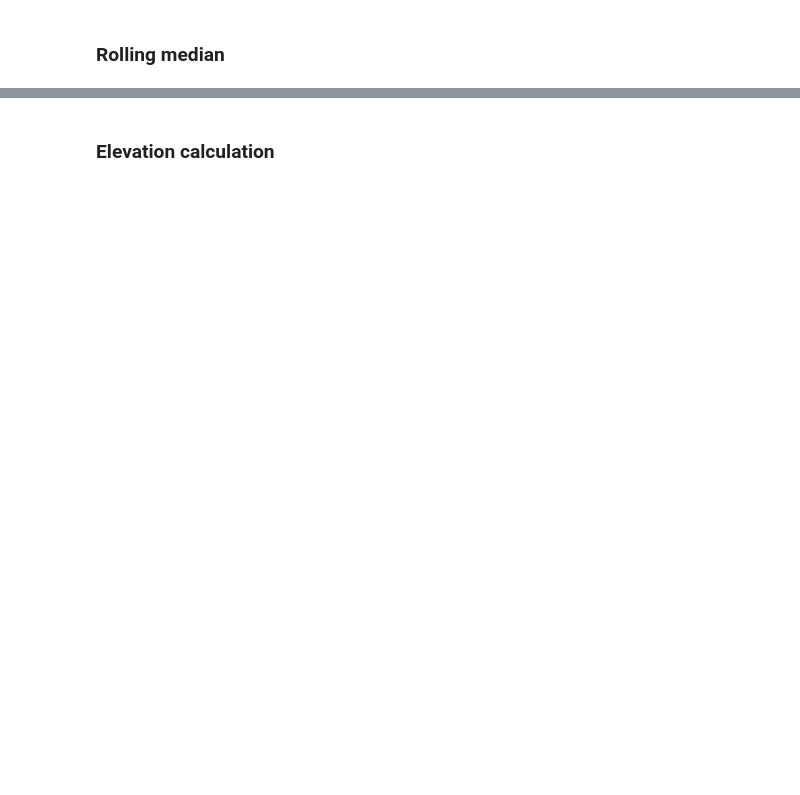
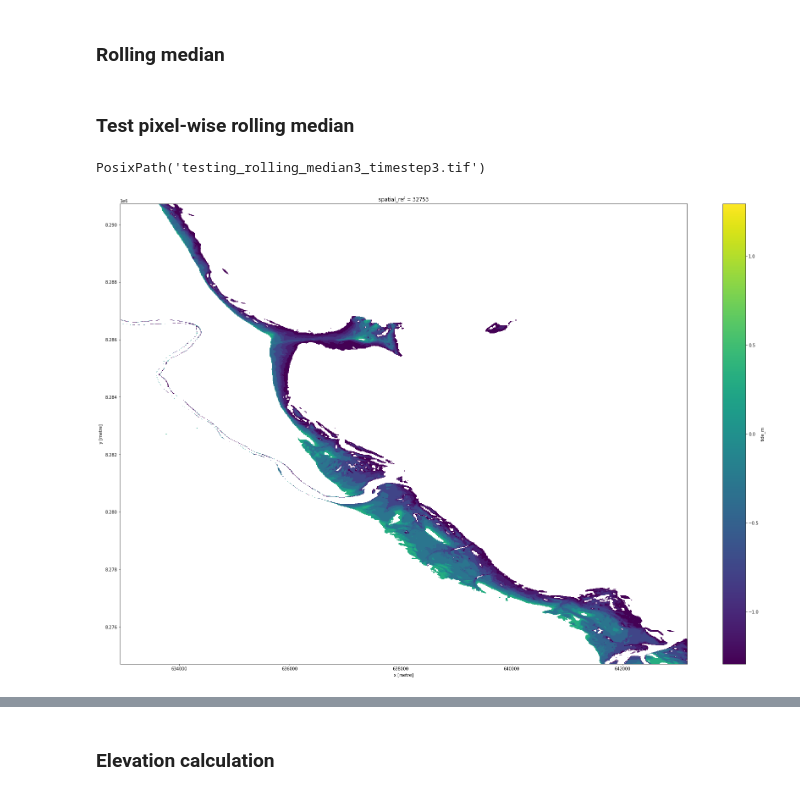
Before and after one commit to GeoscienceAustralia/dea-intertidal, a Jupyter notebook: notebooks/Virtual_product_pixel.ipynb, the cells around one changed output, grey strips where cells are left out. Cells and saved outputs as stored; diff of their text form; code cells hidden in the pictures; blank space fills up the shorter version.

Commit message:
Try new fully pixel-based rolling method

```diff
--- a/notebooks/Virtual_product_pixel.ipynb
+++ b/notebooks/Virtual_product_pixel.ipynb
@@ -276,0 +263,43 @@ s2_stdev_mean = s2_stdev.mean(dim='tide_n')
+# %% [markdown]
+### Test pixel-wise rolling median
+# %%
+intervals = 100
+max_tide = ds.tide_m.max(dim='tide_n')
+min_tide = ds.tide_m.min(dim='tide_n')
+range_tide = max_tide - min_tide
+interval_tide = range_tide / intervals
+interval_window = range_tide / 10
+# %%
+import multiprocessing
+
+def rolling_tide_window(i, ds=ds, interval_tide=interval_tide, interval_window=interval_window):
+
+    # Set min and max thresholds to filter dataset
+    thresh_min = (min_tide + (i * interval_tide)) - interval_window
+    thresh_max = (min_tide + (i * interval_tide)) + interval_window
+
+    # Filter dataset and apply median
+    ds_median = ds.where((ds.tide_m >= thresh_min) & (ds.tide_m <= thresh_max)).mean(dim='tide_n')
+    return ds_median
+
+with multiprocessing.Pool(multiprocessing.cpu_count() - 1) as pool:
+
+    # Apply func in parallel
+    out_list = pool.map(rolling_tide_window, iterable=range(intervals))
+
+    # Combine to match the original dataset
+    interval_ds = xr.concat(out_list, dim='interval')
+# %%
+# Identify the max tide per pixel where NDWI == land
+tide_thresh = (interval_ds.tide_m.where(interval_ds.ndwi <= 0).max(dim='interval'))
+tide_max = interval_ds.tide_m.max(dim='interval')
+
+# Remove any pixel where tides max out (i.e. always land)
+dem = tide_thresh.where(tide_thresh < tide_max)
+
+# Export DEM file
+dem.plot(size=20, cmap='viridis')
+dem.odc.write_cog(fname='testing_rolling_median3_timestep3.tif', overwrite=True)
+# %% [output]
+PosixPath('testing_rolling_median3_timestep3.tif')
+[figure, added]
```
Also changed, not shown: parts of 17 cells of this notebook, 1 other file.
